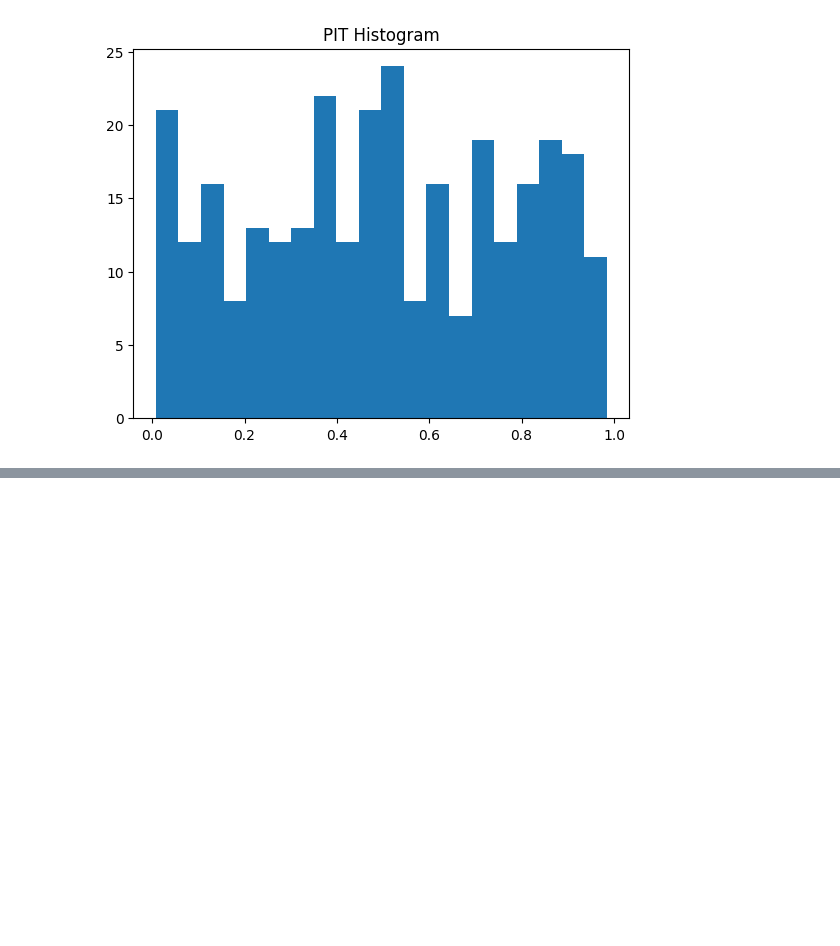
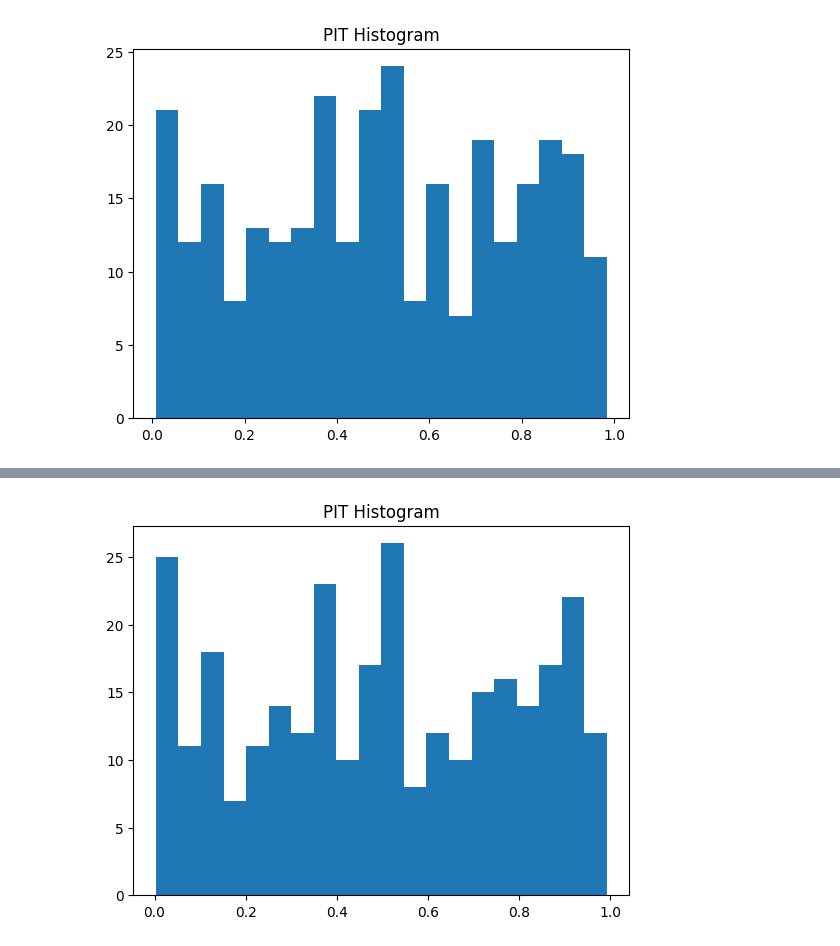
Before and after one commit to codeToad101/Equity-MCMC, a Jupyter notebook: calcVisual.ipynb, the cells around one changed output, grey strips where cells are left out. Saved outputs shown, nothing was run; the diff lists cells and outputs as text; code cells hidden in the pictures; blank space fills up the shorter version.

```diff
--- a/calcVisual.ipynb
+++ b/calcVisual.ipynb
@@ -659,3 +659,80 @@ Avg Interval Width: 3.548334053815495
 Avg Log Predictive Likelihood: -1.16189132623348
 0.4980900000000001 0.0794558519
 [figure]
+# %%
+
+# --- FIT GARCH ON TRAIN ---
+garch = arch_model(
+    train_returns,
+    mean='Constant',
+    vol='GARCH',
+    p=1,
+    q=1,
+    dist='t'
+)
+
+garch_res = garch.fit(disp="off")
+
+params = garch_res.params
+mu = params['mu']
+omega = params['omega']
+alpha = params['alpha[1]']
+beta = params['beta[1]']
+nu = params['nu']
+
+# --- INITIAL STATE ---
+sigma_t = garch_res.conditional_volatility[-1]
+r_prev = garch_res.resid[-1]
+
+coverage_count = 0
+lower_bounds = []
+upper_bounds = []
+log_likelihoods = []
+pit_values = []
+
+# --- ROLL FORWARD ---
+for actual_return in test_returns:
+
+    # --- UPDATE VOLATILITY ---
+    sigma2_t = omega + alpha * (r_prev ** 2) + beta * (sigma_t ** 2)
+    sigma_t = np.sqrt(sigma2_t)
+
+    # --- SIMULATE PREDICTIVE DISTRIBUTION ---
+    n_sim = 2000
+    z = np.random.standard_t(df=nu, size=n_sim)
+    z = z / np.sqrt(nu / (nu - 2))  # normalize variance
+
+    r_draws = mu + sigma_t * z
+
+    # --- INTERVAL ---
+    lower = np.percentile(r_draws, 2.5)
+    upper = np.percentile(r_draws, 97.5)
+
+    lower_bounds.append(lower)
+    upper_bounds.append(upper)
+
+    if lower <= actual_return <= upper:
+        coverage_count += 1
+
+    # --- LOG PREDICTIVE LIKELIHOOD ---
+    scale = sigma_t
+    likelihood = t.pdf(actual_return, df=nu, loc=mu, scale=scale)
+    log_likelihoods.append(np.log(likelihood + 1e-12))
+
+    # --- PIT ---
+    pit = np.mean(r_draws <= actual_return)
+    pit_values.append(pit)
+
+    # --- UPDATE RESIDUAL ---
+    r_prev = actual_return - mu
+
+coverage_rate = coverage_count / len(test_returns)
+
+print("GARCH Coverage:", coverage_rate)
+print("Avg Interval Width:", np.mean(np.array(upper_bounds) - np.array(lower_bounds)))
+print("GARCH Avg Log Likelihood:", np.mean(log_likelihoods))
+print(np.mean(pit_values), np.var(pit_values))
+plt.hist(pit_values, bins=20)
+plt.title("PIT Histogram")
+plt.show()
+# %% [output]
@@ -661,0 +743 @@ Avg Log Predictive Likelihood: -1.16189132623348
+[figure, added]
```
Also changed, not shown: parts of 1 cell of this notebook.
